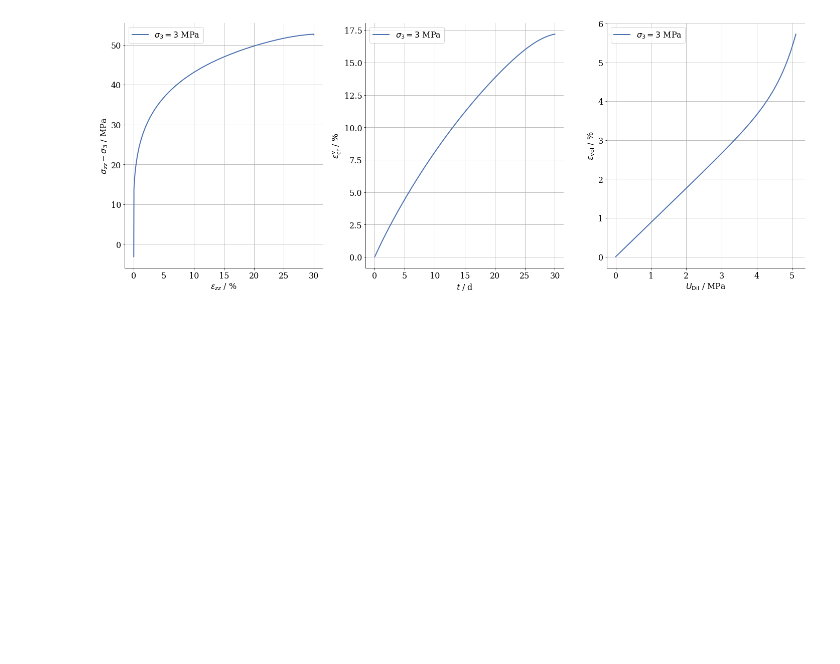
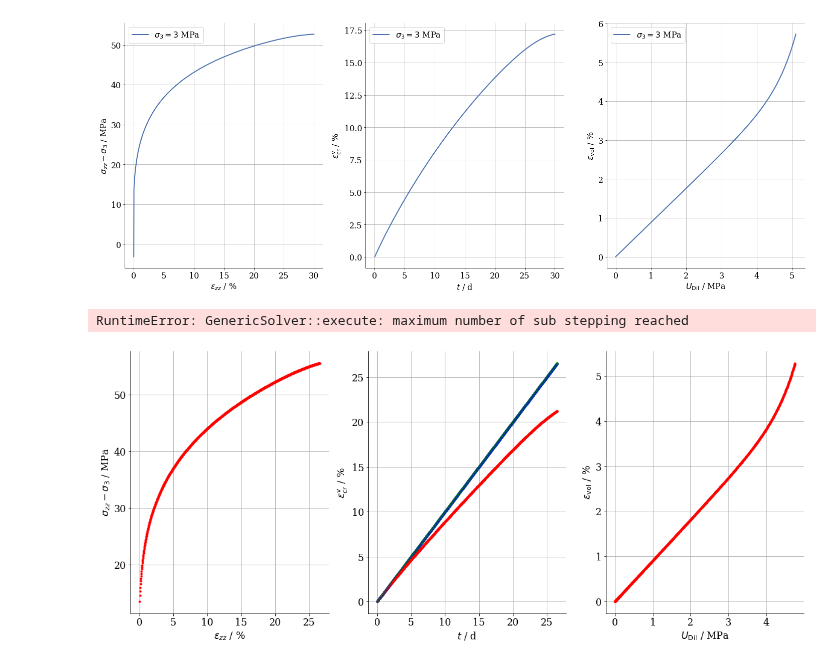
Before and after one commit to nagelt/MechanicsTrainingCourse2020, a Jupyter notebook: MFront/GSdam.ipynb, the cells around one changed output. Cells and saved outputs as stored; diff of their text form; code cells hidden in the pictures; blank space fills up the shorter version.

```diff
--- a/MFront/GSdam.ipynb
+++ b/MFront/GSdam.ipynb
@@ -70,7 +65,7 @@ ns2 = 1.0
 #HIDDEN
 def run_creep_Asse_dil(T = 299., eps_max = -0.3, eps_dot=-1e-5, s3 = -20.):
     tmax = eps_max / eps_dot
-    t_discrete = np.linspace(0,tmax,1000)
+    t_discrete = np.linspace(0,tmax,1001)
     m    = mtest.MTest()
     m.setMaximumNumberOfSubSteps(10)
     m.setBehaviour('generic', 'src/libBehaviour.so', 'GuentherSalzerDilatancy_semi_expl')
@@ -142,0 +206,5 @@ fig.tight_layout();
+# %%
+t_, s_, e_, ehard, udil, dil = run_live_plot(s3 = -3, eps_dot = -1e-2)
+# %% [output]
+RuntimeError: GenericSolver::execute: maximum number of sub stepping reached
+[figure, added]
```
Also changed, not shown: parts of 2 cells of this notebook, 5 other files.
